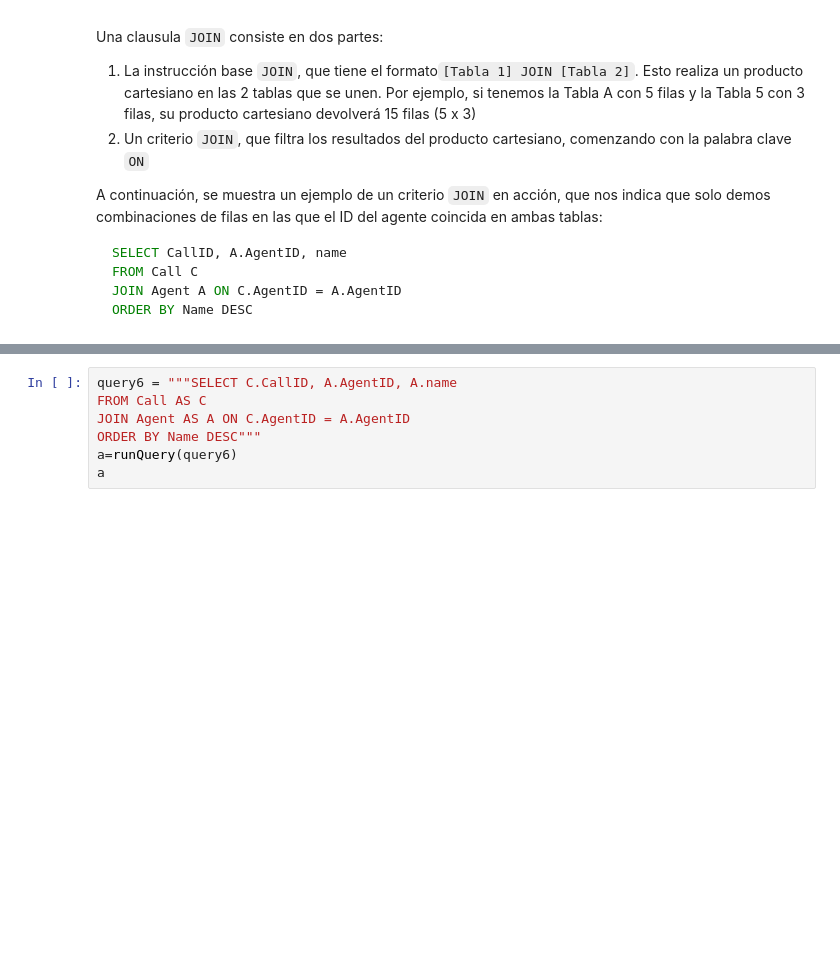
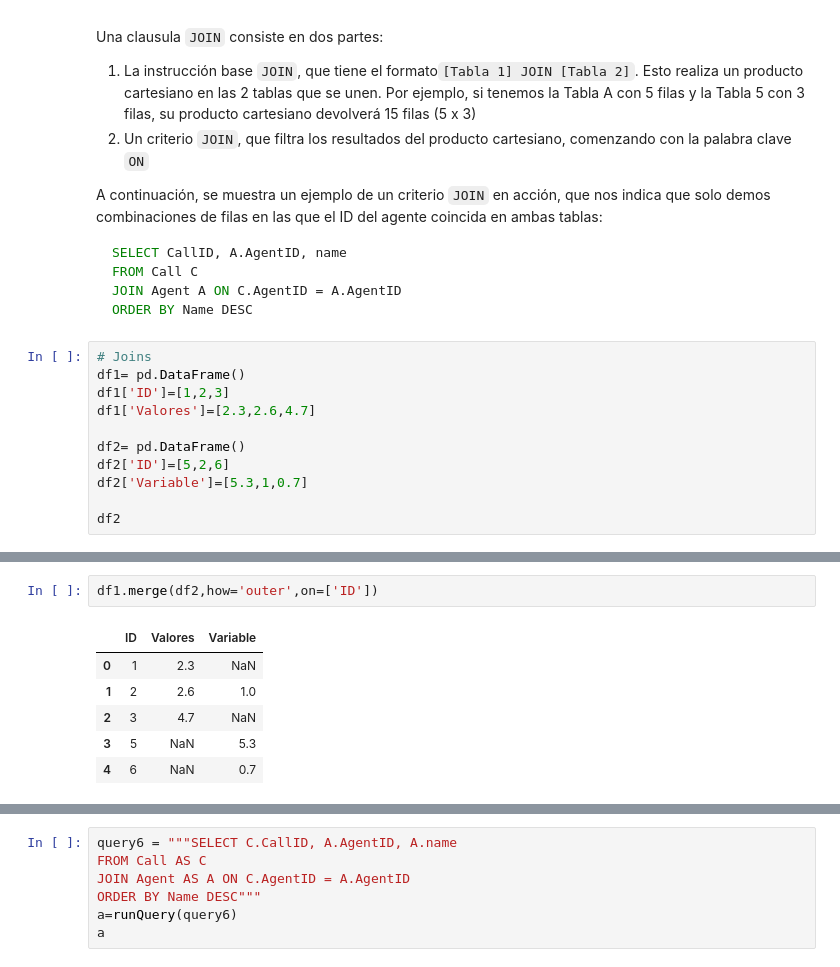
Before and after one commit to dfbustosus/Bootcamp-DS-2023-III, a Jupyter notebook: Clase 9 - 26 Sept 2023/Caso aplicado_ SQL Productos financieros.ipynb, the cells around one changed output, grey strips where cells are left out. Drawn from its saved outputs; the diff is of its cells as text; blank space fills up the shorter version.

````diff
--- a/Clase 9 - 26 Sept 2023/Caso aplicado_ SQL Productos financieros.ipynb
+++ b/Clase 9 - 26 Sept 2023/Caso aplicado_ SQL Productos financieros.ipynb
@@ -430,3 +519,14 @@ FROM Call C
 JOIN Agent A ON C.AgentID = A.AgentID
 ORDER BY Name DESC
 ```
+# %%
+# Joins
+df1= pd.DataFrame()
+df1['ID']=[1,2,3]
+df1['Valores']=[2.3,2.6,4.7]
+
+df2= pd.DataFrame()
+df2['ID']=[5,2,6]
+df2['Variable']=[5.3,1,0.7]
+
+df2
@@ -433,3 +545,12 @@ ORDER BY Name DESC
+# %%
+df1.merge(df2,how='outer',on=['ID'])
+# %% [output]
+|  | ID | Valores | Variable |
+| 0 | 1 | 2.3 | NaN |
+| 1 | 2 | 2.6 | 1.0 |
+| 2 | 3 | 4.7 | NaN |
+| 3 | 5 | NaN | 5.3 |
+| 4 | 6 | NaN | 0.7 |
 # %% [markdown]
 ![imagen.png](embedded-picture-1)
 # %%
````
Also changed, not shown: parts of 7 cells of this notebook.
